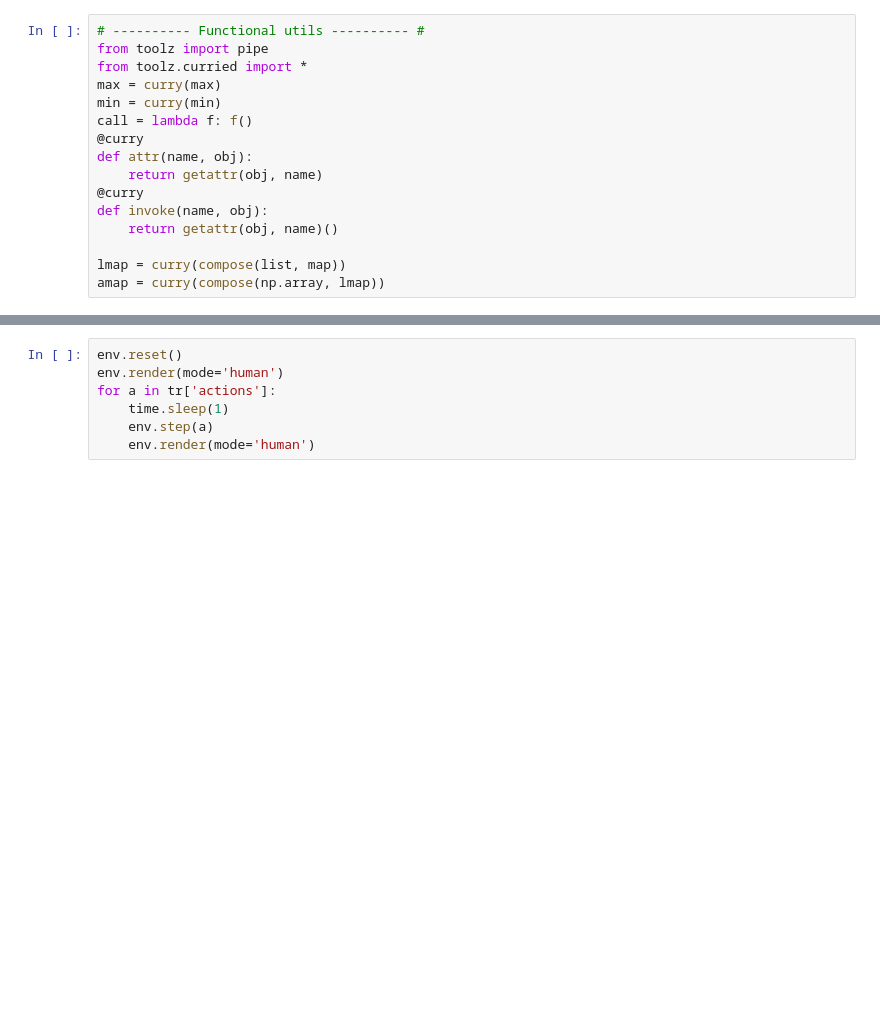
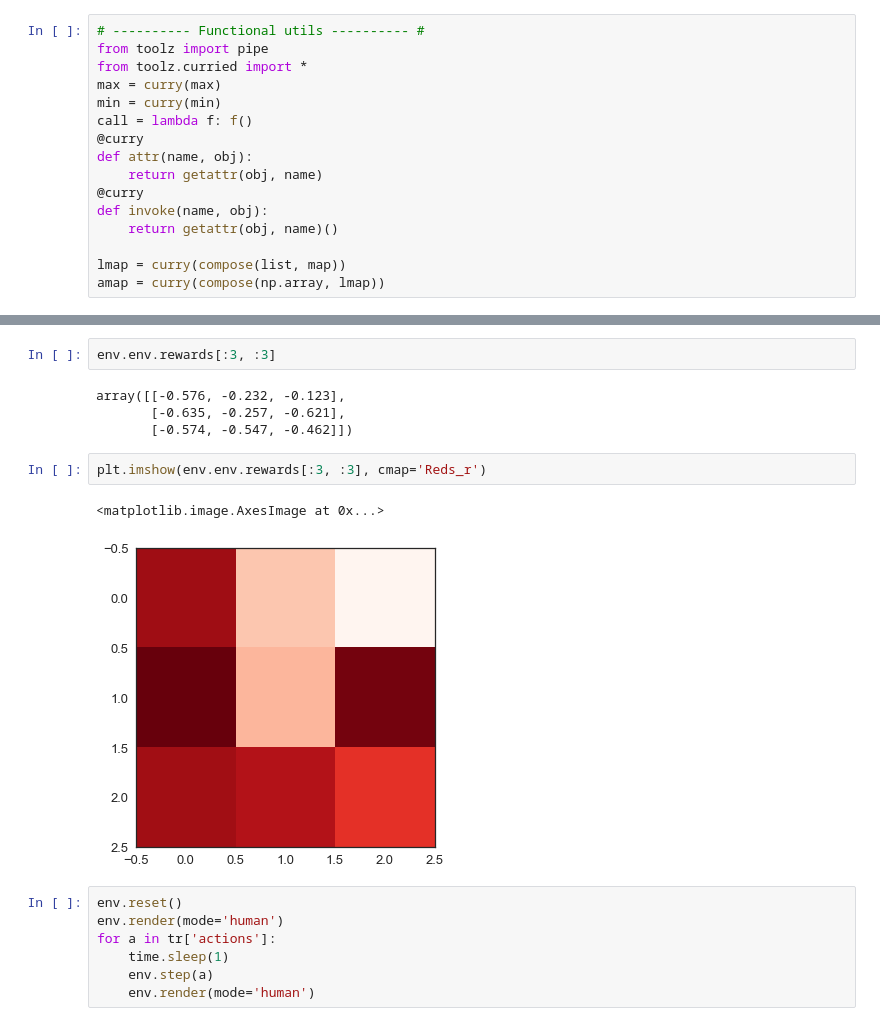
Before and after one commit to fredcallaway/gymrats, a Jupyter notebook: scratch.ipynb, the cells around one changed output, grey strips where cells are left out. Saved outputs shown, nothing was run; the diff lists cells and outputs as text; blank space fills up the shorter version.

```diff
--- a/scratch.ipynb
+++ b/scratch.ipynb
@@ -119,3 +328,14 @@ anim
+# %%
+env.env.rewards[:3, :3]
+# %% [output]
+array([[-0.576, -0.232, -0.123],
+       [-0.635, -0.257, -0.621],
+       [-0.574, -0.547, -0.462]])
+# %%
+plt.imshow(env.env.rewards[:3, :3], cmap='Reds_r')
+# %% [output]
+<matplotlib.image.AxesImage at 0x...>
+[figure, added]
 # %%
 env.reset()
 env.render(mode='human')
```
Also changed, not shown: parts of 17 cells of this notebook, 4 other files.
